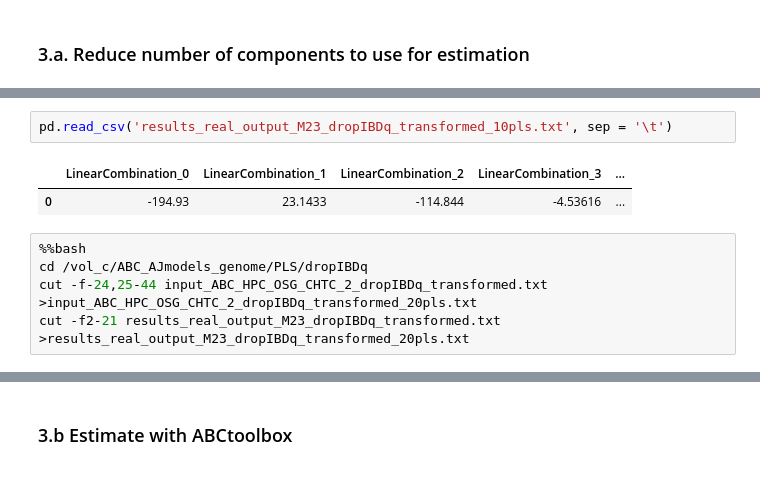
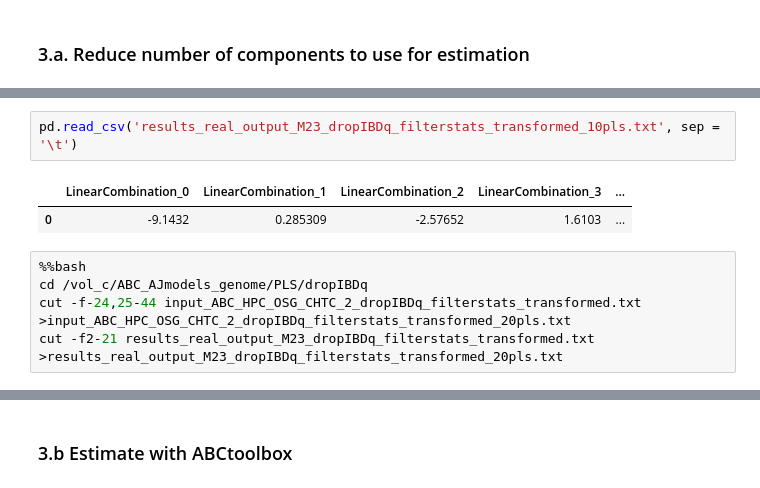
Before and after one commit to agladstein/ABC_results_AJ, a Jupyter notebook: genome_AJmodels/RunABC_pls_dropIBDq.ipynb, the cells around one changed output, grey strips where cells are left out. Saved outputs shown, nothing was run; the diff lists cells and outputs as text.

```diff
--- a/genome_AJmodels/RunABC_pls_dropIBDq.ipynb
+++ b/genome_AJmodels/RunABC_pls_dropIBDq.ipynb
@@ -250,13 +295,13 @@ pd.read_csv('input_ABC_HPC_OSG_CHTC_2_dropIBDq_transformed_10pls.txt', sep = '\t
 | 4 | 1027430.0 | 13 | 17 | 9 | 0.077928 | 4.54010 | 4.52481 | 3.12840 | 3.36436 | ... |
 5 rows × 34 columns
 # %%
-pd.read_csv('results_real_output_M23_dropIBDq_transformed_10pls.txt', sep = '\t')
+pd.read_csv('results_real_output_M23_dropIBDq_filterstats_transformed_10pls.txt', sep = '\t')
 # %% [output]
 |  | LinearCombination_0 | LinearCombination_1 | LinearCombination_2 | LinearCombination_3 | ... |
-| 0 | -194.93 | 23.1433 | -114.844 | -4.53616 | ... |
+| 0 | -9.1432 | 0.285309 | -2.57652 | 1.6103 | ... |
 # %%
 %%bash
 cd /vol_c/ABC_AJmodels_genome/PLS/dropIBDq
-cut -f-24,25-44 input_ABC_HPC_OSG_CHTC_2_dropIBDq_transformed.txt >input_ABC_HPC_OSG_CHTC_2_dropIBDq_transformed_20pls.txt
-cut -f2-21 results_real_output_M23_dropIBDq_transformed.txt >results_real_output_M23_dropIBDq_transformed_20pls.txt
+cut -f-24,25-44 input_ABC_HPC_OSG_CHTC_2_dropIBDq_filterstats_transformed.txt >input_ABC_HPC_OSG_CHTC_2_dropIBDq_filterstats_transformed_20pls.txt
+cut -f2-21 results_real_output_M23_dropIBDq_filterstats_transformed.txt >results_real_output_M23_dropIBDq_filterstats_transformed_20pls.txt
 # %%
```
Also changed, not shown: parts of 28 cells of this notebook.
